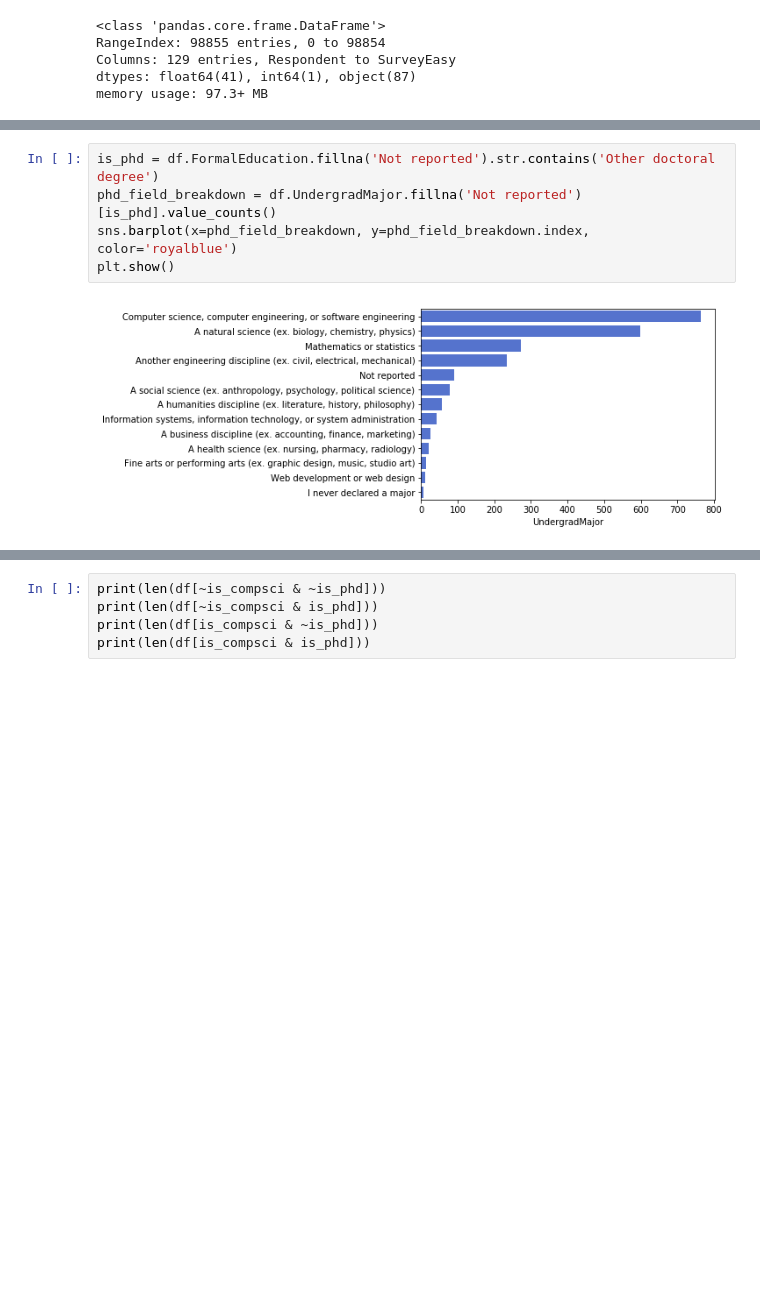
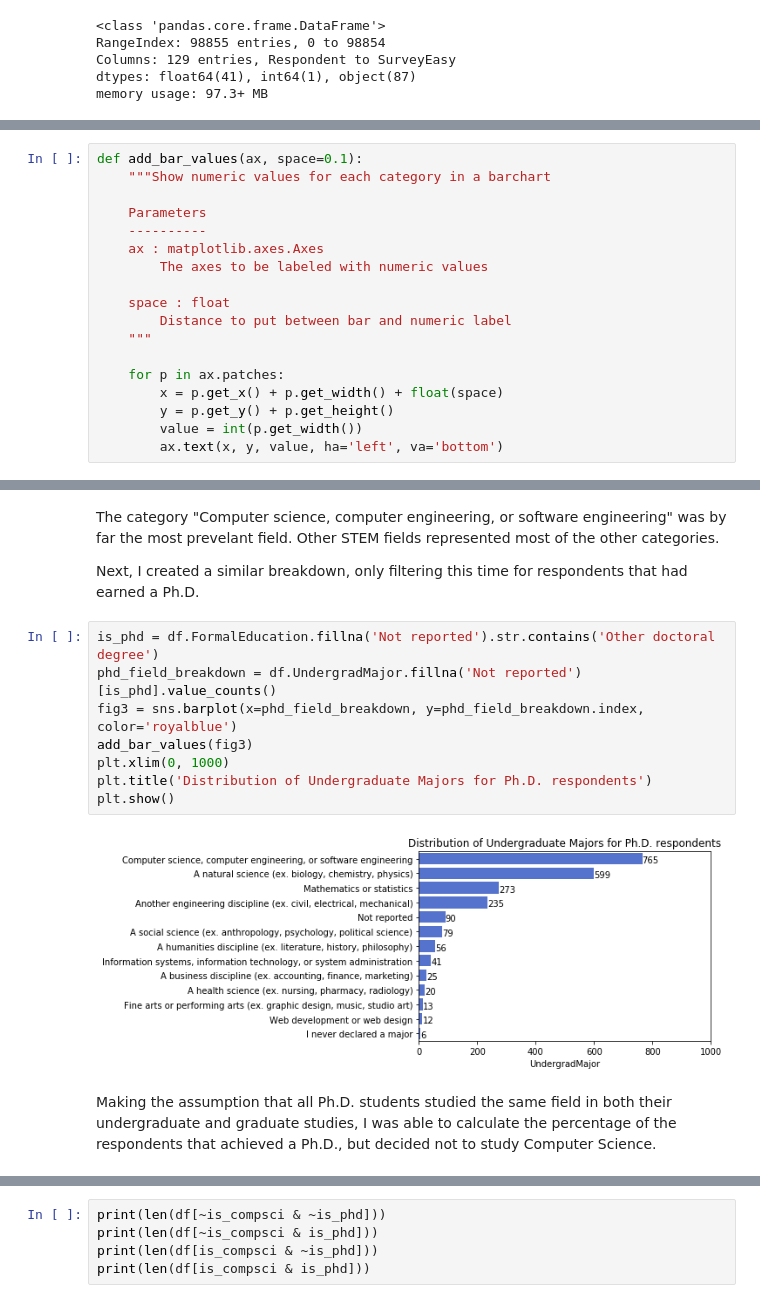
Before and after one commit to joshtice/stackoverflow2018, a Jupyter notebook: joshtice_stackoverflow_analysis.ipynb, the cells around one changed output, grey strips where cells are left out. Drawn from its saved outputs; the diff is of its cells as text; blank space fills up the shorter version.

```diff
--- a/joshtice_stackoverflow_analysis.ipynb
+++ b/joshtice_stackoverflow_analysis.ipynb
@@ -57,2 +57,20 @@ The first feature I investigated was the Formal Education field, which indicated
+# %%
+def add_bar_values(ax, space=0.1):
+    """Show numeric values for each category in a barchart
+
+    Parameters
+    ----------
+    ax : matplotlib.axes.Axes
+        The axes to be labeled with numeric values
+
+    space : float
+        Distance to put between bar and numeric label
+    """
+
+    for p in ax.patches:
+        x = p.get_x() + p.get_width() + float(space)
+        y = p.get_y() + p.get_height()
+        value = int(p.get_width())
+        ax.text(x, y, value, ha='left', va='bottom')
 # %%
 degree_breakdown = df.FormalEducation.fillna('Not reported').value_counts()
@@ -71,8 +97,17 @@ plt.show()
+# %% [markdown]
+The category "Computer science, computer engineering, or software engineering" was by far the most prevelant field. Other STEM fields represented most of the other categories.
+
+Next, I created a similar breakdown, only filtering this time for respondents that had earned a Ph.D.
 # %%
 is_phd = df.FormalEducation.fillna('Not reported').str.contains('Other doctoral degree')
 phd_field_breakdown = df.UndergradMajor.fillna('Not reported')[is_phd].value_counts()
-sns.barplot(x=phd_field_breakdown, y=phd_field_breakdown.index, color='royalblue')
+fig3 = sns.barplot(x=phd_field_breakdown, y=phd_field_breakdown.index, color='royalblue')
+add_bar_values(fig3)
+plt.xlim(0, 1000)
+plt.title('Distribution of Undergraduate Majors for Ph.D. respondents')
 plt.show()
 # %% [output]
-[figure, old version]
+[figure, new version]
+# %% [markdown]
+Making the assumption that all Ph.D. students studied the same field in both their undergraduate and graduate studies, I was able to calculate the percentage of the respondents that achieved a Ph.D., but decided not to study Computer Science.
 # %%
```
Also changed, not shown: parts of 22 cells of this notebook.
